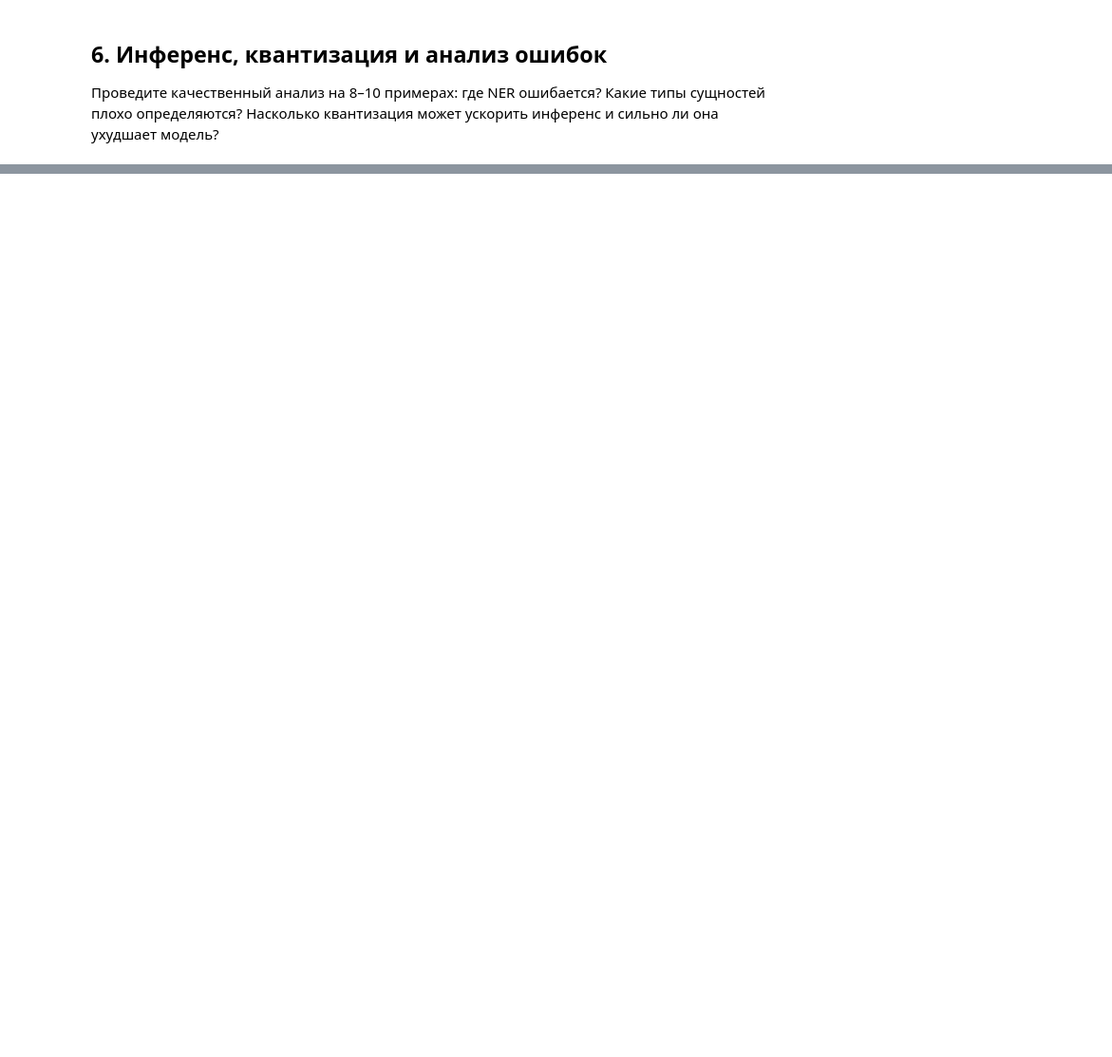
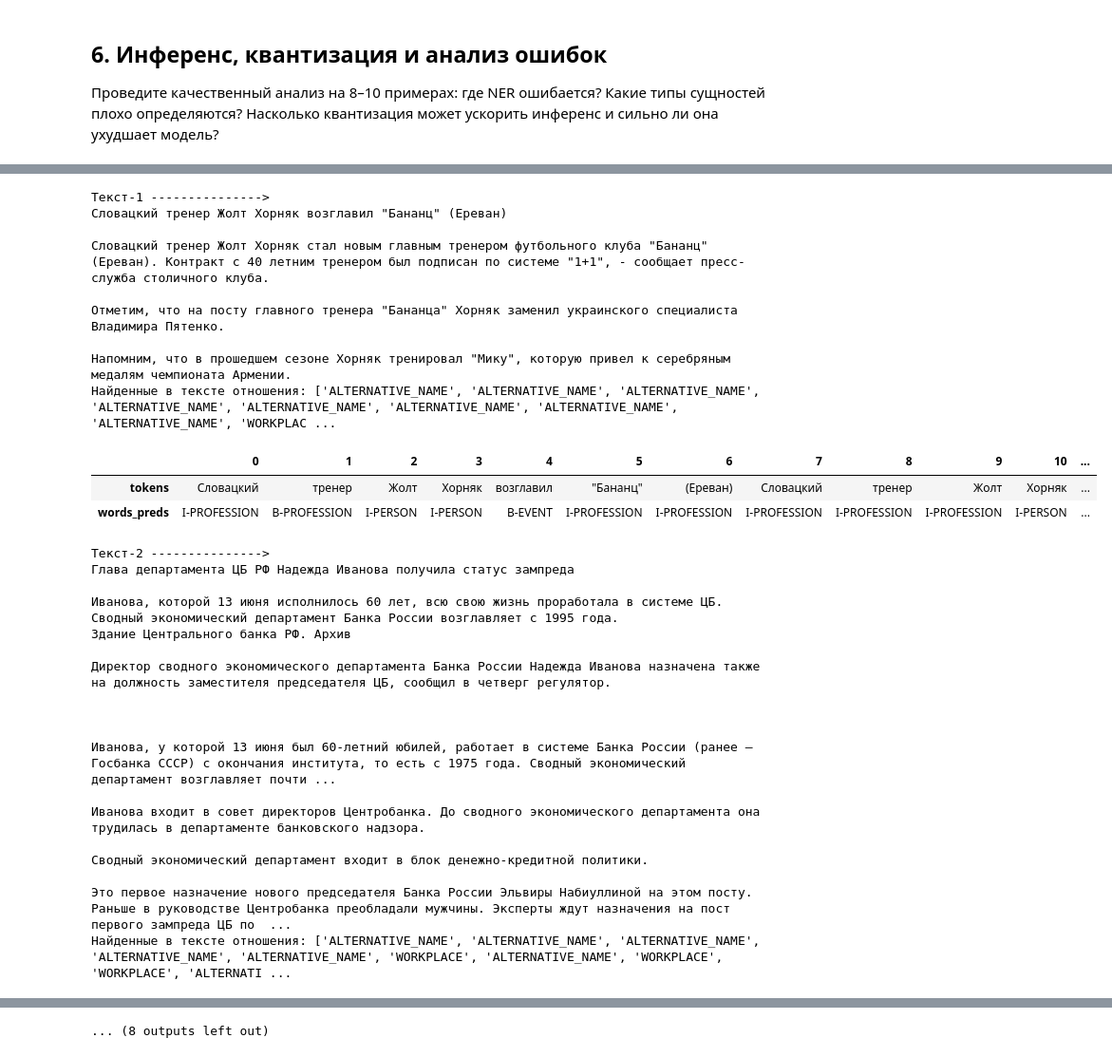
Before and after one commit to evgeny-ydsc/DLE-NLP, a Jupyter notebook: 3.1 Key language models/NEREL_MultiTask_Notebook.ipynb, the cells around one changed output, grey strips where cells are left out. Shown at 95% size. Drawn from its saved outputs; the diff is of its cells as text; code cells hidden in the pictures; blank space fills up the shorter version.

```diff
--- a/3.1 Key language models/NEREL_MultiTask_Notebook.ipynb
+++ b/3.1 Key language models/NEREL_MultiTask_Notebook.ipynb
@@ -705,3 +813,6 @@ KeyboardInterrupt:
 ## 6. Инференс, квантизация и анализ ошибок
 
 Проведите качественный анализ на 8–10 примерах: где NER ошибается? Какие типы сущностей плохо определяются? Насколько квантизация может ускорить инференс и сильно ли она ухудшает модель?
+# %%
+test_texts = [test_dataset[i]['text'] for i in range(10)]
+test_texts
@@ -707,0 +830,76 @@ KeyboardInterrupt:
+# %%
+def inference(model, text, device):
+
+    tokens, spans = whitespace_tokenize_with_offsets(text)
+
+    tokenized = tokenizer(
+        tokens,
+        is_split_into_words=True,
+        truncation=True,
+        padding="max_length",
+        max_length=TOKENIZER_MAX_LEN,
+        return_tensors="pt")
+
+    model.eval()
+    with torch.no_grad():
+        input_ids = tokenized['input_ids'].to(device)
+        attention_mask = tokenized['attention_mask'].to(device)
+
+        token_logits, cls_logits = model(input_ids, attention_mask)
+        token_preds = token_logits.argmax(dim=-1)
+
+        cls_preds = (torch.sigmoid(cls_logits) > 0.5).int().cpu().numpy().flatten()
+
+    token_preds = token_preds.to('cpu').numpy()[0]
+
+    words_preds = ["O"]*len(tokens)
+
+    word_ids = tokenized.word_ids (batch_index=0)
+    token_preds = [ id2label[t] for t in token_preds]
+    for i, w in enumerate(word_ids):
+        if w is not None:
+            words_preds[w] = token_preds[i]
+
+    cls_preds = [top30_relations_list[c] for c in cls_preds]
+
+    print (text)
+
+    df = pd.DataFrame({'tokens':tokens,'words_preds':words_preds}).T
+
+    print (f"Найденные в тексте отношения: {cls_preds}")
+    display (df)
+
+for i in range (10):
+    print (f"Текст-{i+1} --------------->")
+    inference(model, test_texts[i], device)
+# %% [output]
+Текст-1 --------------->
+Словацкий тренер Жолт Хорняк возглавил "Бананц" (Ереван)
+
+Словацкий тренер Жолт Хорняк стал новым главным тренером футбольного клуба "Бананц" (Ереван). Контракт с 40 летним тренером был подписан по системе "1+1", - сообщает пресс-служба столичного клуба.
+
+Отметим, что на посту главного тренера "Бананца" Хорняк заменил украинского специалиста Владимира Пятенко.
+
+Напомним, что в прошедшем сезоне Хорняк тренировал "Мику", которую привел к серебряным медалям чемпионата Армении.
+Найденные в тексте отношения: ['ALTERNATIVE_NAME', 'ALTERNATIVE_NAME', 'ALTERNATIVE_NAME', 'ALTERNATIVE_NAME', 'ALTERNATIVE_NAME', 'ALTERNATIVE_NAME', 'ALTERNATIVE_NAME', 'ALTERNATIVE_NAME', 'WORKPLAC ...
+|  | 0 | 1 | 2 | 3 | 4 | 5 | 6 | 7 | 8 | 9 | 10 | ... |
+| tokens | Словацкий | тренер | Жолт | Хорняк | возглавил | "Бананц" | (Ереван) | Словацкий | тренер | Жолт | Хорняк | ... |
+| words_preds | I-PROFESSION | B-PROFESSION | I-PERSON | I-PERSON | B-EVENT | I-PROFESSION | I-PROFESSION | I-PROFESSION | I-PROFESSION | I-PROFESSION | I-PERSON | ... |
+Текст-2 --------------->
+Глава департамента ЦБ РФ Надежда Иванова получила статус зампреда
+
+Иванова, которой 13 июня исполнилось 60 лет, всю свою жизнь проработала в системе ЦБ. Сводный экономический департамент Банка России возглавляет с 1995 года.
+Здание Центрального банка РФ. Архив
+
+Директор сводного экономического департамента Банка России Надежда Иванова назначена также на должность заместителя председателя ЦБ, сообщил в четверг регулятор.
+
+
+
+Иванова, у которой 13 июня был 60-летний юбилей, работает в системе Банка России (ранее — Госбанка СССР) с окончания института, то есть с 1975 года. Сводный экономический департамент возглавляет почти ...
+
+Иванова входит в совет директоров Центробанка. До сводного экономического департамента она трудилась в департаменте банковского надзора.
+
+Сводный экономический департамент входит в блок денежно-кредитной политики.
+
+Это первое назначение нового председателя Банка России Эльвиры Набиуллиной на этом посту. Раньше в руководстве Центробанка преобладали мужчины. Эксперты ждут назначения на пост первого зампреда ЦБ по  ...
+Найденные в тексте отношения: ['ALTERNATIVE_NAME', 'ALTERNATIVE_NAME', 'ALTERNATIVE_NAME', 'ALTERNATIVE_NAME', 'ALTERNATIVE_NAME', 'WORKPLACE', 'ALTERNATIVE_NAME', 'WORKPLACE', 'WORKPLACE', 'ALTERNATI ...
@@ -707,0 +989 @@ KeyboardInterrupt:
+... (8 outputs left out)
```
Also changed, not shown: parts of 27 cells of this notebook.
